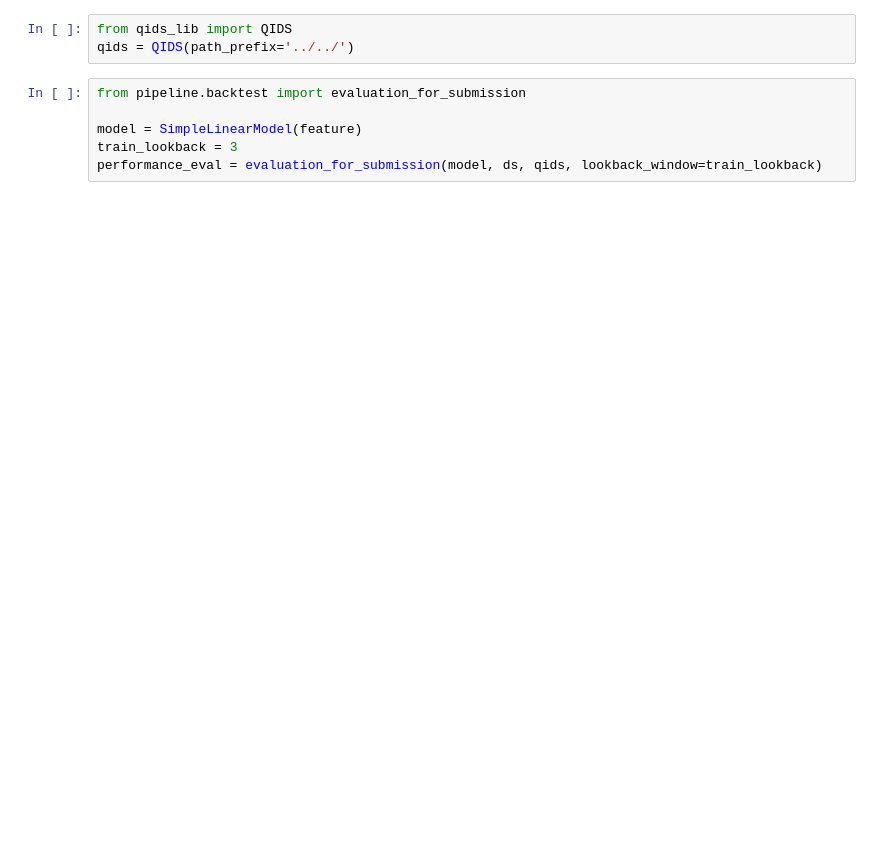
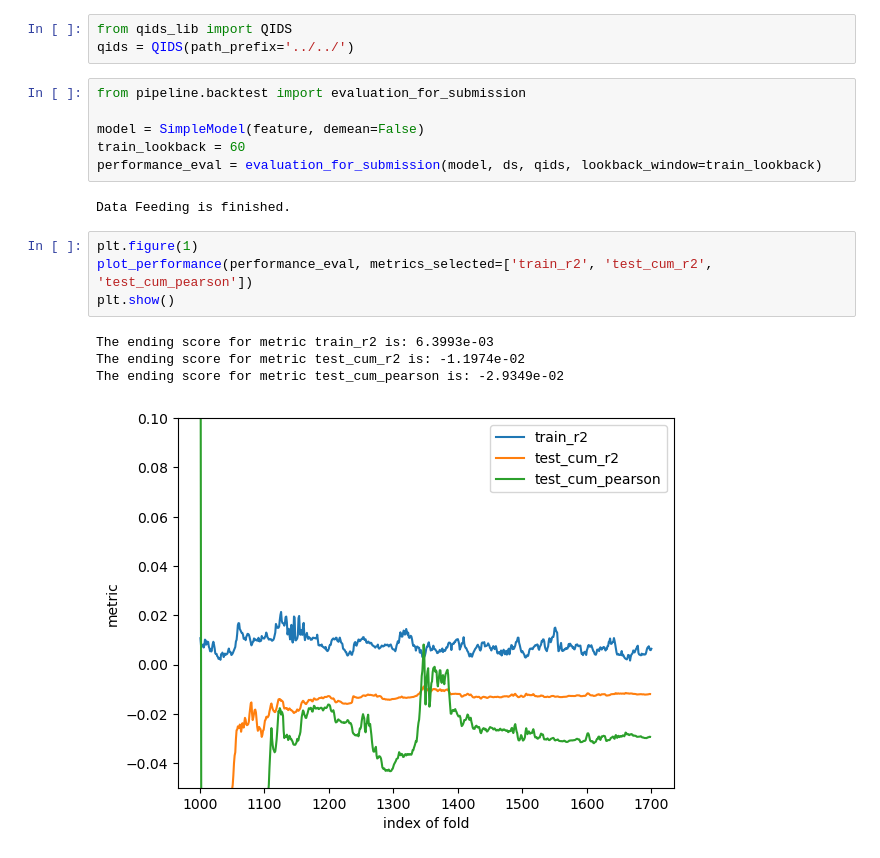
Before and after one commit to owen8877/qids-2023-comp, a Jupyter notebook: playground/disaspeare/Feb_27_fix_backtest.ipynb, the cells around one changed output. Cells and saved outputs as stored; diff of their text form; blank space fills up the shorter version.

```diff
--- a/playground/disaspeare/Feb_27_fix_backtest.ipynb
+++ b/playground/disaspeare/Feb_27_fix_backtest.ipynb
@@ -61,6 +83,17 @@ qids = QIDS(path_prefix='../../')
 # %%
 from pipeline.backtest import evaluation_for_submission
 
-model = SimpleLinearModel(feature)
-train_lookback = 3
+model = SimpleModel(feature, demean=False)
+train_lookback = 60
 performance_eval = evaluation_for_submission(model, ds, qids, lookback_window=train_lookback)
+# %% [output]
+Data Feeding is finished.
+# %%
+plt.figure(1)
+plot_performance(performance_eval, metrics_selected=['train_r2', 'test_cum_r2', 'test_cum_pearson'])
+plt.show()
+# %% [output]
+The ending score for metric train_r2 is: 6.3993e-03
+The ending score for metric test_cum_r2 is: -1.1974e-02
+The ending score for metric test_cum_pearson is: -2.9349e-02
+[figure, added]
```
Also changed, not shown: parts of 4 cells of this notebook, 3 other files.
